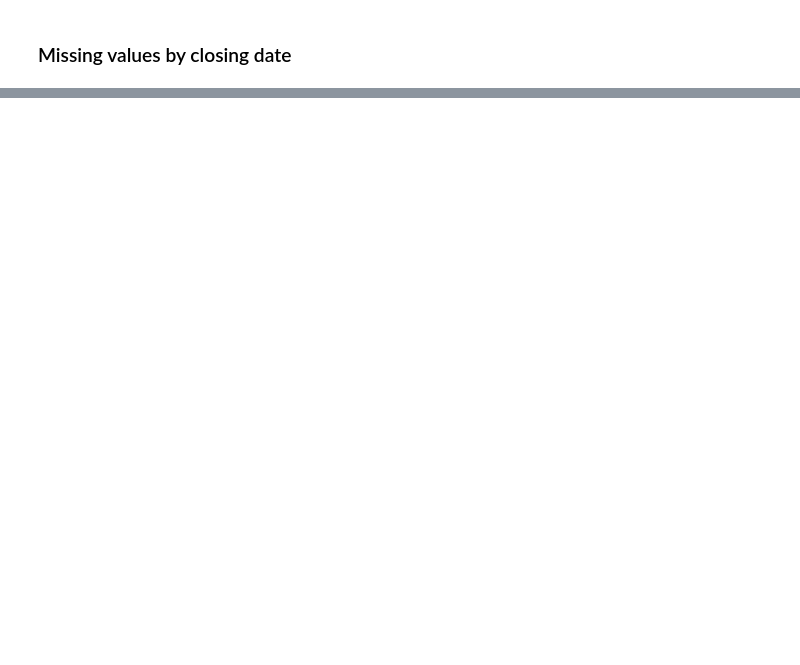
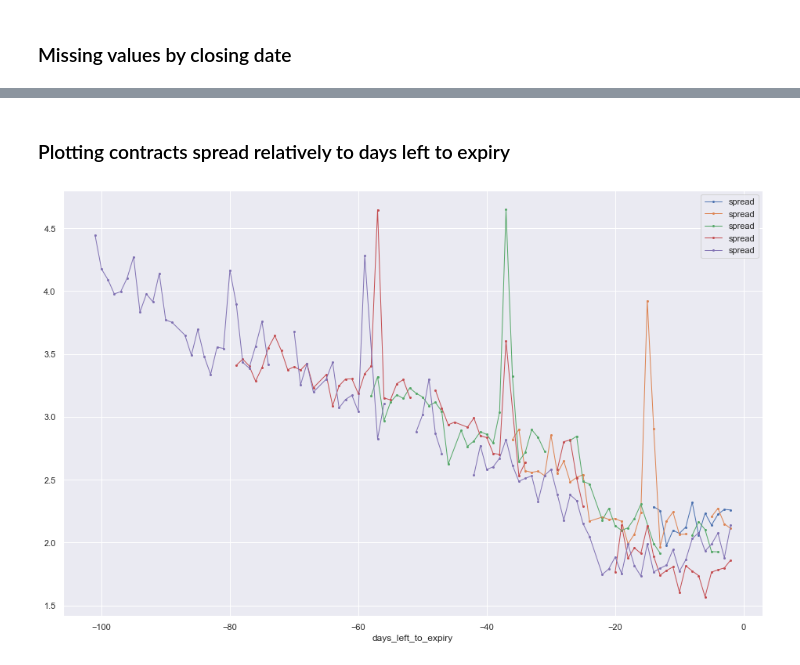
Before and after one commit to YassineBelkhayat/ML-project, a Jupyter notebook: data/exploration.ipynb, the cells around one changed output, grey strips where cells are left out. Drawn from its saved outputs; the diff is of its cells as text; code cells hidden in the pictures; blank space fills up the shorter version.

```diff
--- a/data/exploration.ipynb
+++ b/data/exploration.ipynb
@@ -143,3 +201,26 @@ Number of close dates : 2585 days
+# %% [markdown]
+### Plotting contracts spread relatively to days left to expiry
+# %%
+fig, ax = plt.subplots(figsize=(16, 10))
+
+N_contracts = 5
+
+# Product id
+product_id = product_ids[2]
+
+# List of futures contracts (dt_expiry)
+dt_expiry_list = product_id_to_dt_expiry[product_id][:N_contracts]
+
+
+# Plot Spread evolution for each contract
+for i,dt_expiry in enumerate(dt_expiry_list):
+    # Select some specific contract
+    df_futures_contract = df[ (df['product_id']==product_id) & (df['dt_expiry'] ==dt_expiry) ].sort_values('dt_close')
+    df_futures_contract['days_left_to_expiry'] = df_futures_contract['dt_close'] - df_futures_contract['dt_expiry']
+    # Plot original spread
+    df_futures_contract.plot(x='days_left_to_expiry', y='spread', marker='.', linewidth=1, markersize=4, ax=ax)
+# %% [output]
+[figure, added]
 # %%
 futures_spread_evol = df.groupby(['product_id','dt_expiry']).agg({'dt_close':list, 'spread':list})
 futures_spread_evol
```
Also changed, not shown: parts of 17 cells of this notebook.
